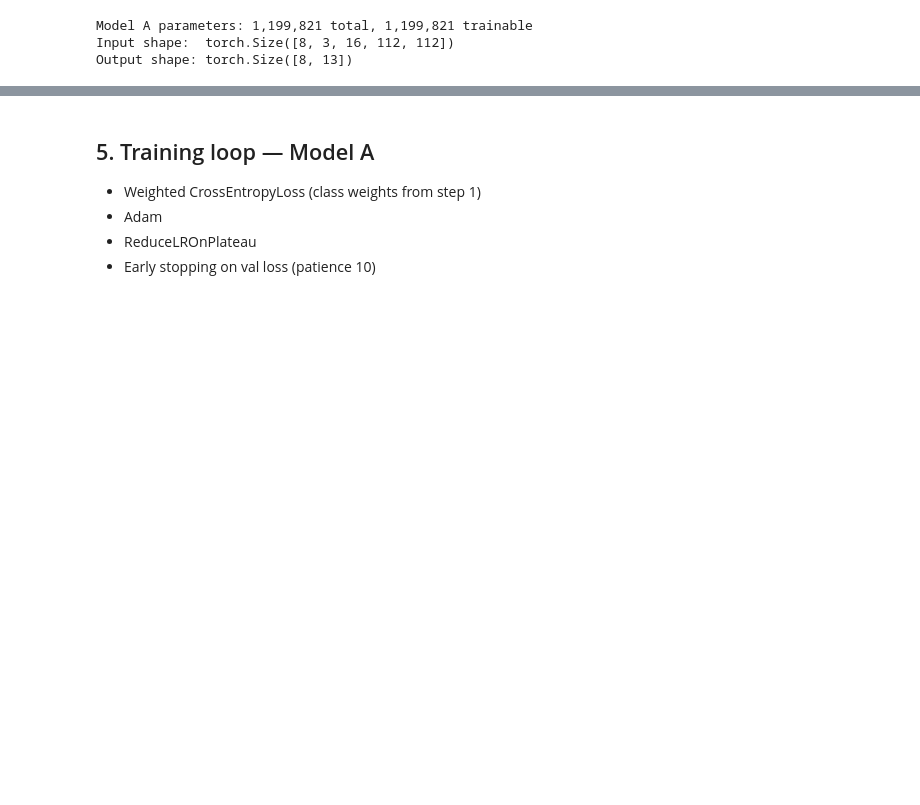
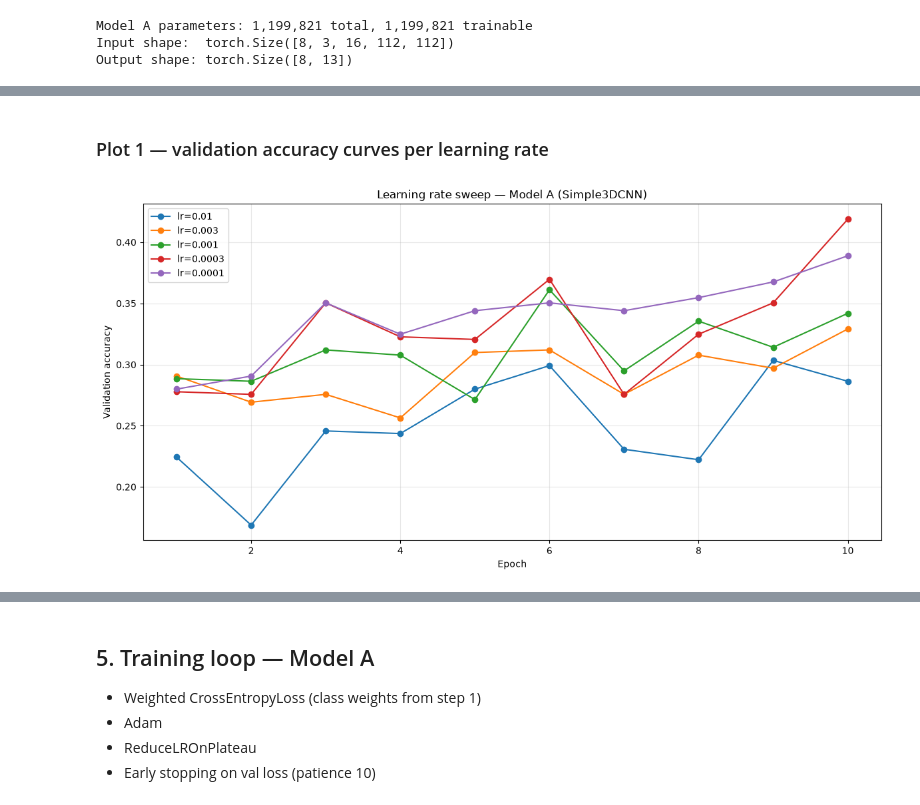
Before and after one commit to lanamatic/video-hand-gesture-recognition, a Jupyter notebook: notebooks/3dcnn_models.ipynb, the cells around one changed output, grey strips where cells are left out. Drawn from its saved outputs; the diff is of its cells as text; code cells hidden in the pictures; blank space fills up the shorter version.

```diff
--- a/notebooks/3dcnn_models.ipynb
+++ b/notebooks/3dcnn_models.ipynb
@@ -158,0 +164,23 @@ Output shape: torch.Size([8, 13])
+# %%
+LR_GRID = [1e-2, 3e-3, 1e-3, 3e-4, 1e-4]
+SWEEP_EPOCHS = 10
+SWEEP_PATIENCE = SWEEP_EPOCHS
+
+sweep_histories = {}       # lr -> history dict
+
+for lr in LR_GRID:
+    print(f"\n{'='*55}\n  Learning rate: {lr}\n{'='*55}")
+    torch.manual_seed(42)                       # same init for a fair comparison
+    model_sweep = Simple3DCNN(num_classes=NUM_CLASSES).to(DEVICE)
+
+    criterion = torch.nn.CrossEntropyLoss(weight=class_weights.to(DEVICE))
+    optimizer = torch.optim.Adam(model_sweep.parameters(), lr=lr)
+    # No scheduler during the sweep, so each lr is judged at its set value
+
+    history, _ = train_model(
+        model_sweep, train_loader, val_loader, criterion, optimizer, DEVICE,
+        num_epochs=SWEEP_EPOCHS, patience=SWEEP_PATIENCE, scheduler=None,
+        checkpoint_path=f"../data/checkpoints/sweep_lr_{lr}.pth",
+        model_name=f"sweep_lr_{lr}",
+    )
+    sweep_histories[lr] = history
@@ -158,0 +205,18 @@ Output shape: torch.Size([8, 13])
+# %% [markdown]
+### Plot 1 — validation accuracy curves per learning rate
+# %%
+plt.figure(figsize=(12, 6))
+for lr, hist in sweep_histories.items():
+    # train_model histories usually store 'val_acc'; adjust key if yours differs
+    val_accs = hist['val_acc'] if 'val_acc' in hist else hist['val_accuracy']
+    plt.plot(range(1, len(val_accs) + 1), val_accs, marker='o', label=f"lr={lr}")
+plt.xlabel('Epoch')
+plt.ylabel('Validation accuracy')
+plt.title('Learning rate sweep — Model A (Simple3DCNN)')
+plt.legend()
+plt.grid(alpha=0.3)
+plt.tight_layout()
+plt.savefig("../results/figures/lr_sweep_curves_modelA.png", dpi=150, bbox_inches='tight')
+plt.show()
+# %% [output]
+[figure, added]
```
Also changed, not shown: parts of 19 cells of this notebook, 15 other files.
